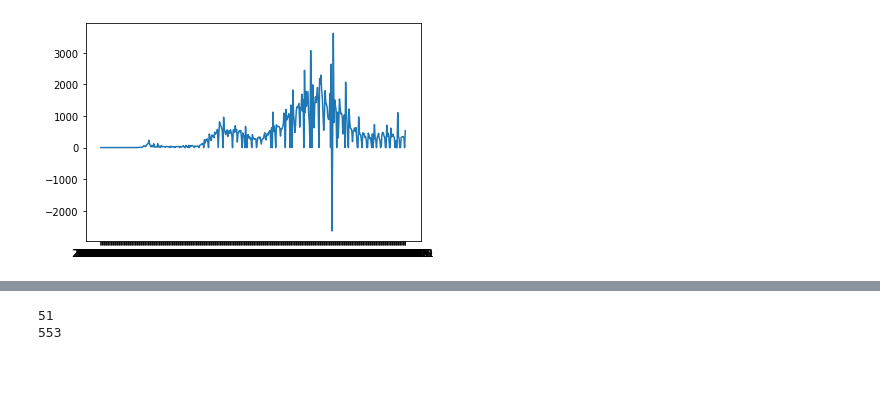
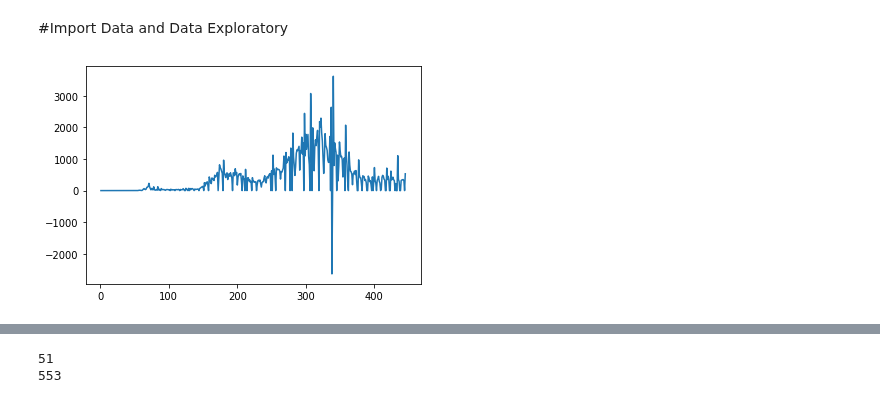
Before and after one commit to Rosie-Ping/Aggie-Hackathon, a Jupyter notebook: Covid_Mobility.ipynb, the cells around one changed output, grey strips where cells are left out. Cells and saved outputs as stored; diff of their text form; code cells hidden in the pictures; blank space fills up the shorter version.

```diff
--- a/Covid_Mobility.ipynb
+++ b/Covid_Mobility.ipynb
@@ -7 +8,3 @@ import numpy as np
+# %% [markdown]
+#Import Data and Data Exploratory
 # %%
@@ -8,12 +12,12 @@ import numpy as np
 mobility = pd.read_csv("https://storage.googleapis.com/aggie-hacks-us-covid19/Mobility_US")
 case = pd.read_csv("https://storage.googleapis.com/aggie-hacks-us-covid19/Cases_US")
 # %%
-x = case[case['state']=='ID'].date
+x = range(0,len(case[case['state']=='ID']))
 y = case[case['state']=='ID'].new_confirmed_cases
 plt.plot(x,y)
 plt.show()
 # %% [output]
-[figure, old version]
+[figure, new version]
 # %%
 new_conf_qt = case[['state','new_confirmed_cases']].groupby('state').quantile(0.98)
 
```
Also changed, not shown: parts of 36 cells of this notebook.
